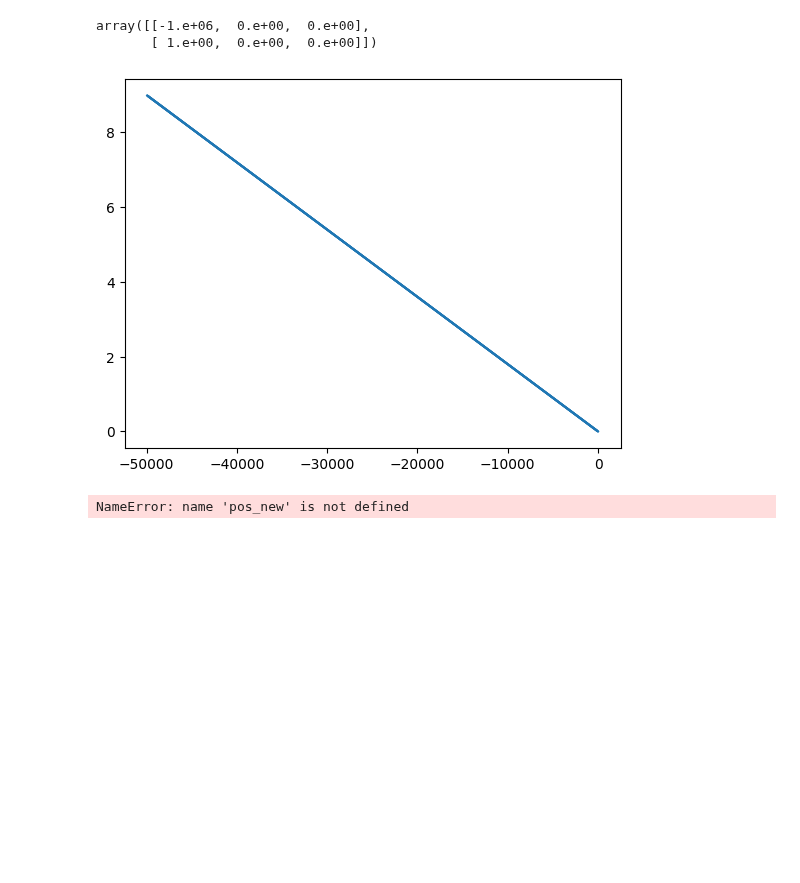
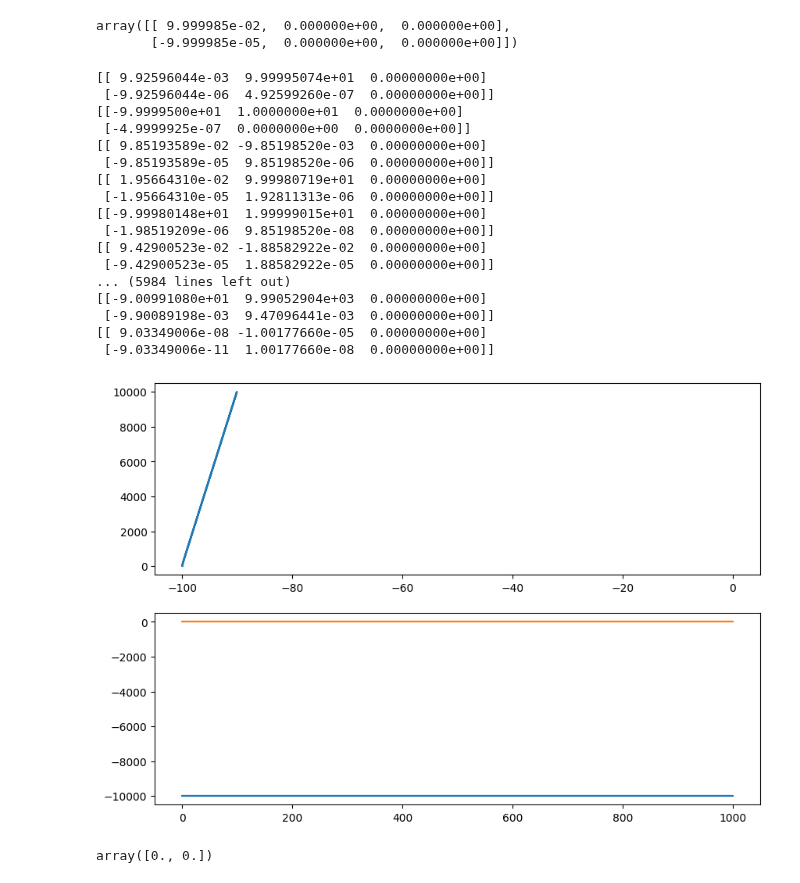
Before and after one commit to BryceDixon/Computational, a Jupyter notebook: assesment2/test.ipynb, the cells around one changed output. Drawn from its saved outputs; the diff is of its cells as text; code cells hidden in the pictures; blank space fills up the shorter version.

```diff
--- a/assesment2/test.ipynb
+++ b/assesment2/test.ipynb
@@ -2,22 +2,40 @@
 import numpy as np
 import nbody_main as nbody
 # %%
-pos = np.array([(1,0,0),(0,0,0)])
-mass = (1,1000000)
-a = nbody.a(pos,mass, False)
+pos = np.array([(-100,0,0),(0,0,0)])
+mass = (1,1000)
+a = nbody.a(pos,mass,0.1, False)
 a
 # %% [output]
-array([[-1.e+06,  0.e+00,  0.e+00],
-       [ 1.e+00,  0.e+00,  0.e+00]])
+array([[ 9.999985e-02,  0.000000e+00,  0.000000e+00],
+       [-9.999985e-05,  0.000000e+00,  0.000000e+00]])
 # %%
-v = np.array([(0,0.9,0),(0,0,0)])
-N_body = nbody.N_body(0.01, pos, v, mass)
+v = np.array([(0,100,0),(0,0,0)])
+N_body = nbody.N_body(0.1, pos, v, mass)
 for i in range(1000):
-    N_body.verlet(False)
-    N_body.plot()
+    N_body.verlet(0.1, False)
+    N_body.plot(i)
 # %% [output]
+[[ 9.92596044e-03  9.99995074e+01  0.00000000e+00]
+ [-9.92596044e-06  4.92599260e-07  0.00000000e+00]]
+[[-9.9999500e+01  1.0000000e+01  0.0000000e+00]
+ [-4.9999925e-07  0.0000000e+00  0.0000000e+00]]
+[[ 9.85193589e-02 -9.85198520e-03  0.00000000e+00]
+ [-9.85193589e-05  9.85198520e-06  0.00000000e+00]]
+[[ 1.95664310e-02  9.99980719e+01  0.00000000e+00]
+ [-1.95664310e-05  1.92811313e-06  0.00000000e+00]]
+[[-9.99980148e+01  1.99999015e+01  0.00000000e+00]
+ [-1.98519209e-06  9.85198520e-08  0.00000000e+00]]
+[[ 9.42900523e-02 -1.88582922e-02  0.00000000e+00]
+ [-9.42900523e-05  1.88582922e-05  0.00000000e+00]]
+... (5984 lines left out)
+[[-9.00991080e+01  9.99052904e+03  0.00000000e+00]
+ [-9.90089198e-03  9.47096441e-03  0.00000000e+00]]
+[[ 9.03349006e-08 -1.00177660e-05  0.00000000e+00]
+ [-9.03349006e-11  1.00177660e-08  0.00000000e+00]]
-[figure, old version]
+[figure, new version]
-# %%
-pos_new[:,0]
-# %% [output]
-NameError: name 'pos_new' is not defined
+# %%
+a = np.zeros(shape = (1,3))
+a[0,0:2]
+# %% [output]
+array([0., 0.])
```
Also changed, not shown: 1 other file.
